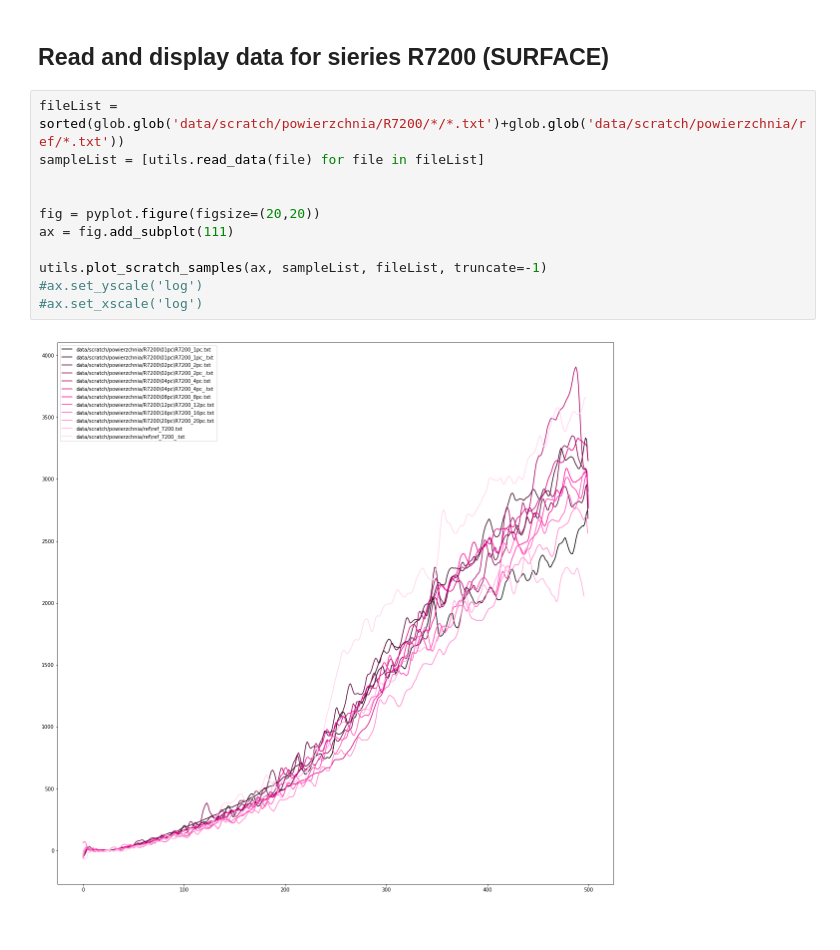
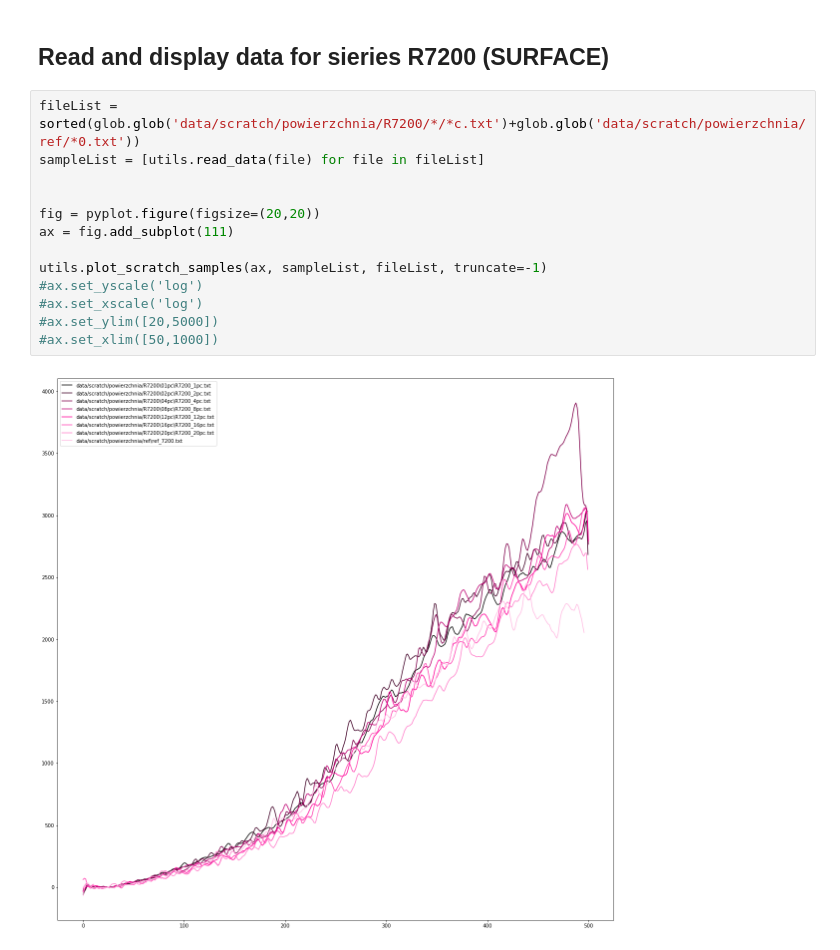
Before and after one commit to antoszy/Scratch-Analysis, a Jupyter notebook: scratch_analysis.ipynb, the cells around one changed output. Cells and saved outputs as stored; diff of their text form.

```diff
--- a/scratch_analysis.ipynb
+++ b/scratch_analysis.ipynb
@@ -49,15 +49,17 @@ utils.plot_scratch_samples(ax, sampleList, fileList, truncate=-1)
 # %% [markdown]
 ## Read and display data for sieries R7200 (SURFACE)
 # %%
-fileList = sorted(glob.glob('data/scratch/powierzchnia/R7200/*/*.txt')+glob.glob('data/scratch/powierzchnia/ref/*.txt'))
+fileList = sorted(glob.glob('data/scratch/powierzchnia/R7200/*/*c.txt')+glob.glob('data/scratch/powierzchnia/ref/*0.txt'))
 sampleList = [utils.read_data(file) for file in fileList]
 
 
 fig = pyplot.figure(figsize=(20,20))
 ax = fig.add_subplot(111)
 
 utils.plot_scratch_samples(ax, sampleList, fileList, truncate=-1)
 #ax.set_yscale('log')
 #ax.set_xscale('log')
+#ax.set_ylim([20,5000])
+#ax.set_xlim([50,1000])
 # %% [output]
-[figure, old version]
+[figure, new version]
```
Also changed, not shown: 1 other file.
